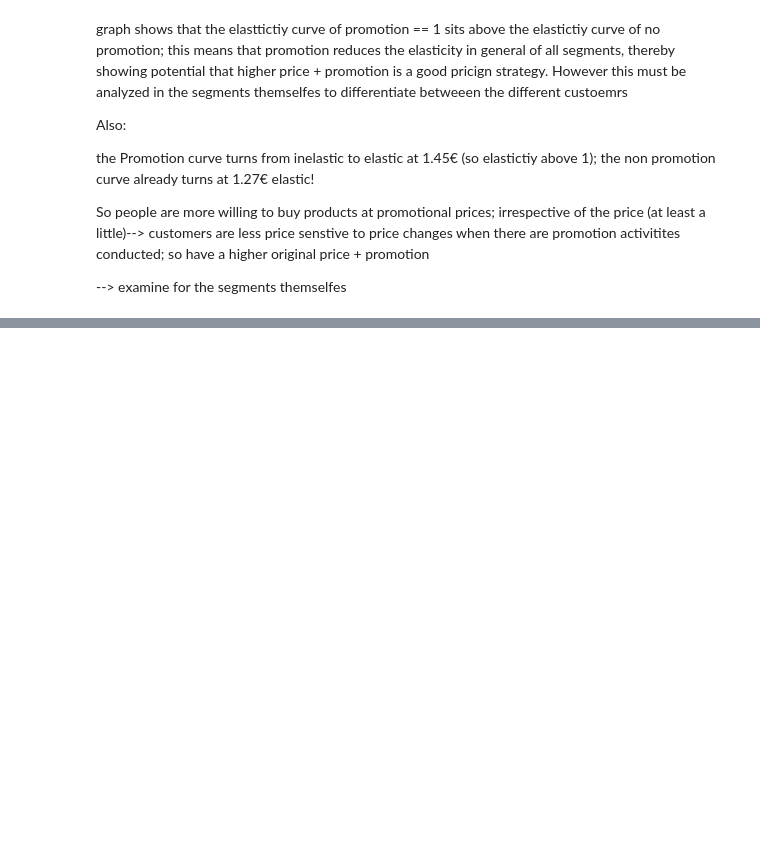
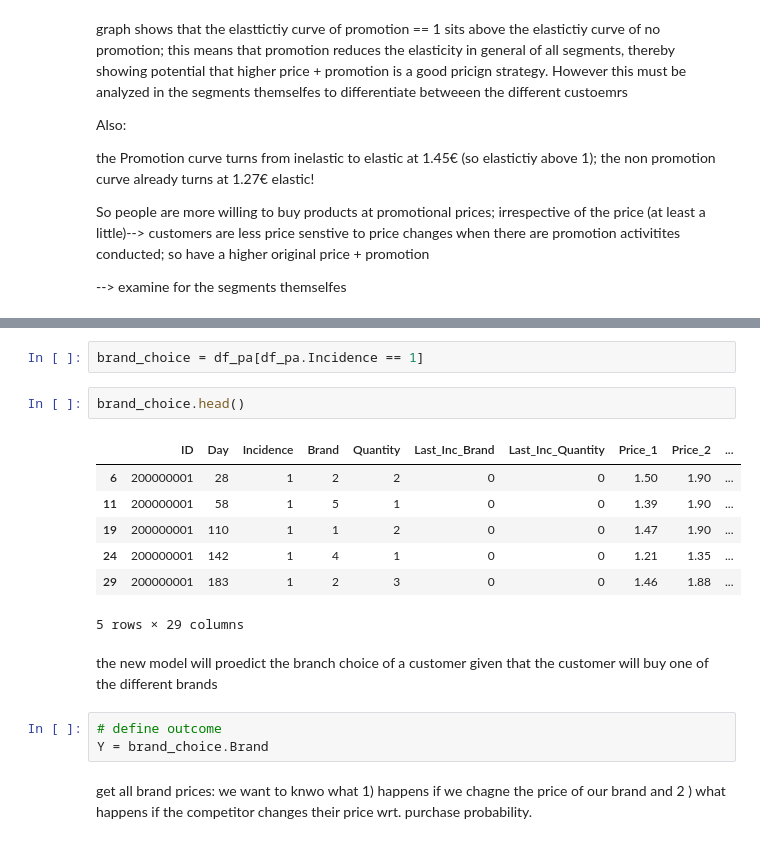
Before and after one commit to AngeloBarisano/customer_analysis_course, a Jupyter notebook: notebooks/Customer_analytics_predictive_analysis.ipynb, the cells around one changed output, grey strips where cells are left out. Cells and saved outputs as stored; diff of their text form; blank space fills up the shorter version.

```diff
--- a/notebooks/Customer_analytics_predictive_analysis.ipynb
+++ b/notebooks/Customer_analytics_predictive_analysis.ipynb
@@ -737,0 +761,19 @@ So people are more willing to buy products at promotional prices; irrespective o
+# %%
+brand_choice = df_pa[df_pa.Incidence == 1]
+# %%
+brand_choice.head()
+# %% [output]
+|  | ID | Day | Incidence | Brand | Quantity | Last_Inc_Brand | Last_Inc_Quantity | Price_1 | Price_2 | ... |
+| 6 | 200000001 | 28 | 1 | 2 | 2 | 0 | 0 | 1.50 | 1.90 | ... |
+| 11 | 200000001 | 58 | 1 | 5 | 1 | 0 | 0 | 1.39 | 1.90 | ... |
+| 19 | 200000001 | 110 | 1 | 1 | 2 | 0 | 0 | 1.47 | 1.90 | ... |
+| 24 | 200000001 | 142 | 1 | 4 | 1 | 0 | 0 | 1.21 | 1.35 | ... |
+| 29 | 200000001 | 183 | 1 | 2 | 3 | 0 | 0 | 1.46 | 1.88 | ... |
+5 rows × 29 columns
+# %% [markdown]
+the new model will proedict the branch choice of a customer given that the customer will buy one of the different brands
+# %%
+# define outcome
+Y = brand_choice.Brand
+# %% [markdown]
+get all brand prices: we want to knwo what 1) happens if we chagne the price of our brand and 2 ) what happens if the competitor changes their price wrt. purchase probability.
```
Also changed, not shown: parts of 25 cells of this notebook.
